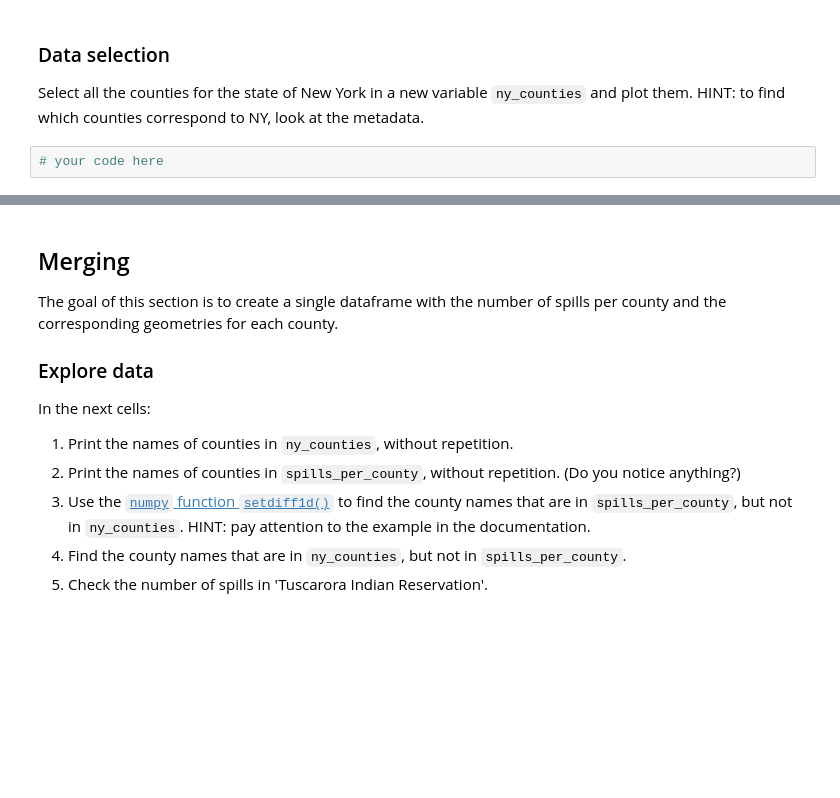
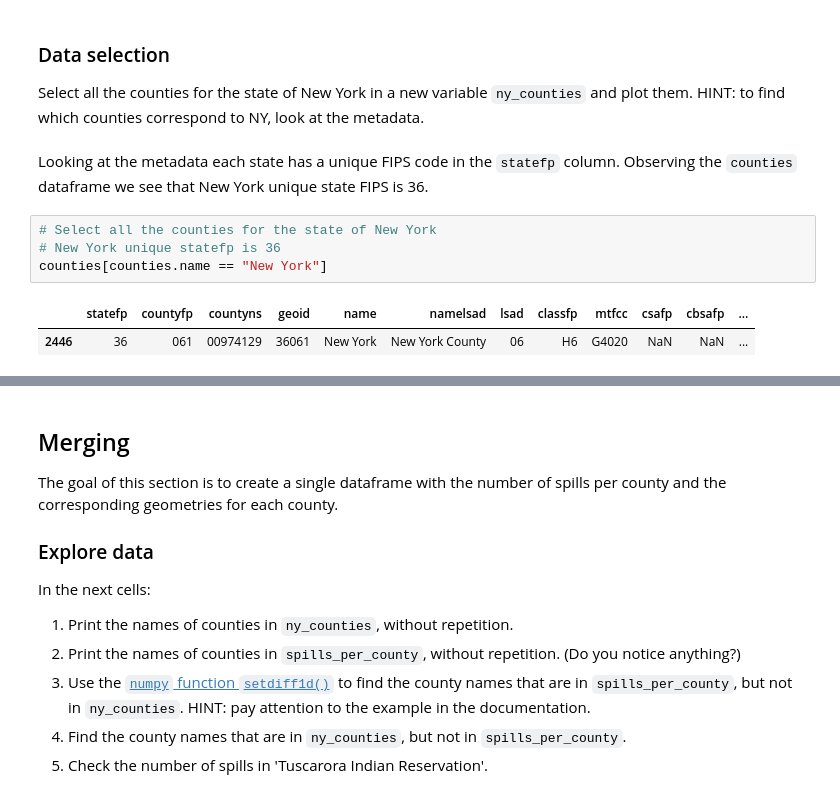
Before and after one commit to hazelvaq/eds220-hwk-3, a Jupyter notebook: hwk3-task1-spills.ipynb, the cells around one changed output, grey strips where cells are left out. Cells and saved outputs as stored; diff of their text form; blank space fills up the shorter version.

```diff
--- a/hwk3-task1-spills.ipynb
+++ b/hwk3-task1-spills.ipynb
@@ -315,5 +348,12 @@ You can add any other cells of preliminary data exploration.
 ### Data selection
 
 Select all the counties for the state of New York in a new variable `ny_counties` and plot them. HINT: to find which counties correspond to NY, look at the metadata.
-# %%
-# your code here
+# %% [markdown]
+Looking at the metadata each state has a unique FIPS code in the `statefp` column. Observing the `counties` dataframe we see that New York unique state FIPS is 36.
+# %%
+# Select all the counties for the state of New York
+# New York unique statefp is 36
+counties[counties.name == "New York"]
+# %% [output]
+|  | statefp | countyfp | countyns | geoid | name | namelsad | lsad | classfp | mtfcc | csafp | cbsafp | ... |
+| 2446 | 36 | 061 | 00974129 | 36061 | New York | New York County | 06 | H6 | G4020 | NaN | NaN | ... |
```
Also changed, not shown: parts of 35 cells of this notebook.
